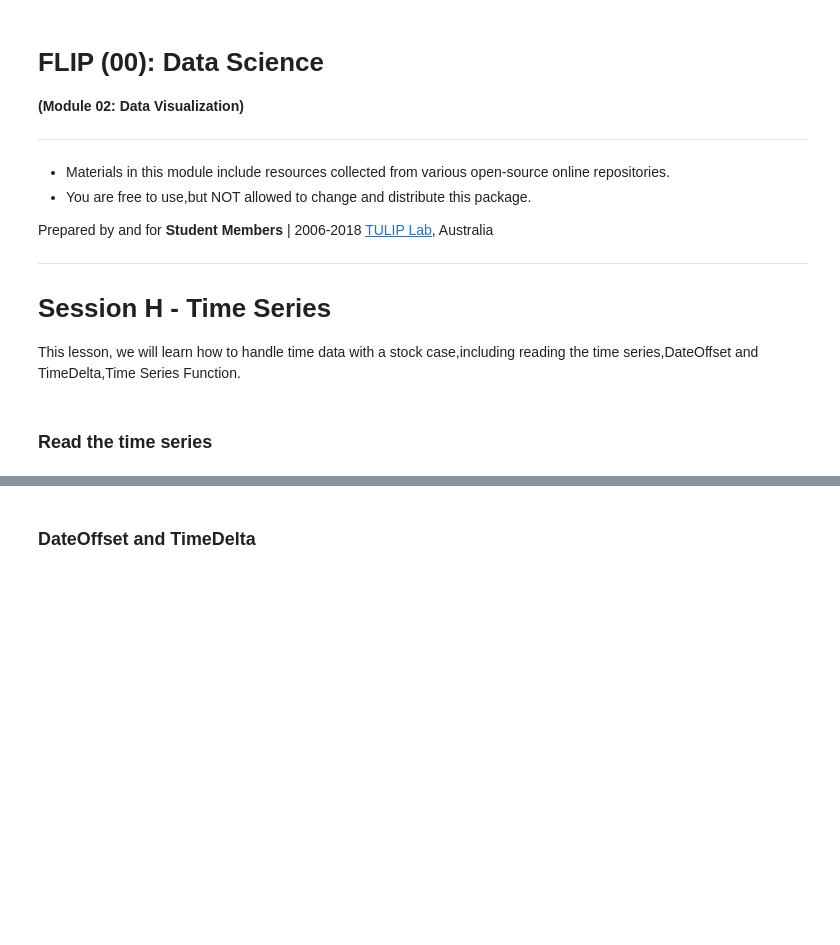
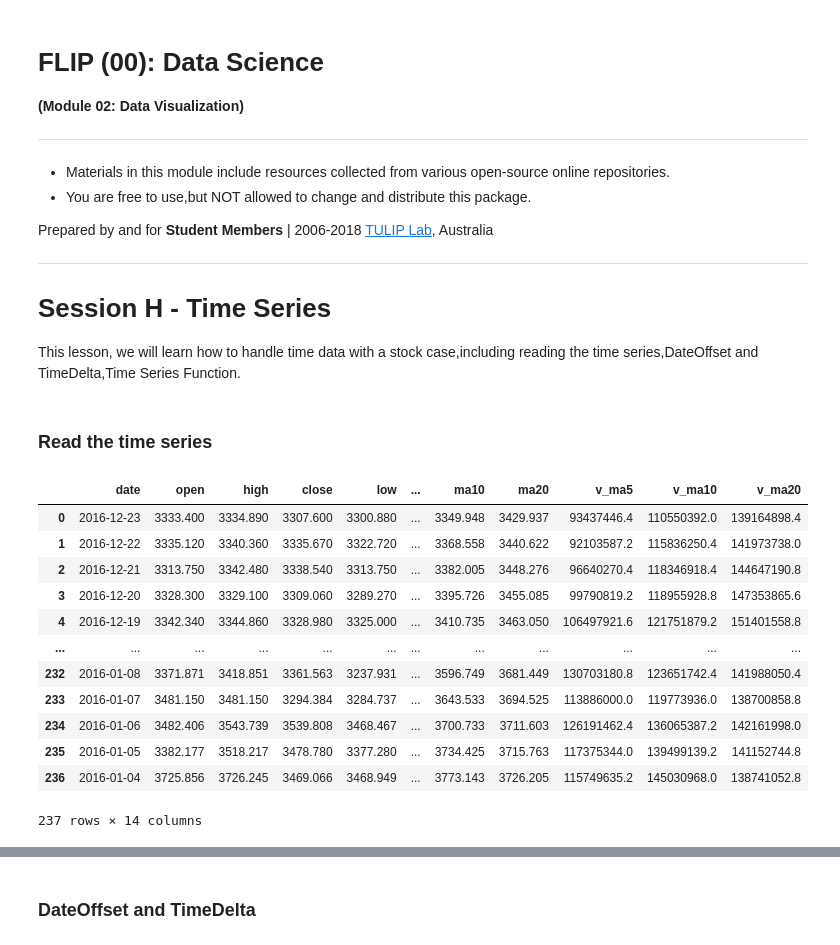
Before and after one commit to tulip-lab/flip00, a Jupyter notebook: F0C-07-TimeSeries.ipynb, the cells around one changed output, grey strips where cells are left out. Cells and saved outputs as stored; diff of their text form; code cells hidden in the pictures; blank space fills up the shorter version.

```diff
--- a/F0C-07-TimeSeries.ipynb
+++ b/F0C-07-TimeSeries.ipynb
@@ -32,7 +32,21 @@ pd.set_option('display.max_rows', 10)
 ### Read the time series
 # %%
 import wget
-
-link_to_data = 'https://github.com/tuliplab/mds/raw/master/Jupyter/data/gertek_2016_d.csv'
-DataSet = wget.download(link_to_data)
+#数据在data文件夹里面
+link_to_data = pd.read_csv(r'data\gertek_2016_d.csv')
+#DataSet = wget.download(link_to_data)
+# %% [output]
+|  | date | open | high | close | low | ... | ma10 | ma20 | v_ma5 | v_ma10 | v_ma20 |
+| 0 | 2016-12-23 | 3333.400 | 3334.890 | 3307.600 | 3300.880 | ... | 3349.948 | 3429.937 | 93437446.4 | 110550392.0 | 139164898.4 |
+| 1 | 2016-12-22 | 3335.120 | 3340.360 | 3335.670 | 3322.720 | ... | 3368.558 | 3440.622 | 92103587.2 | 115836250.4 | 141973738.0 |
+| 2 | 2016-12-21 | 3313.750 | 3342.480 | 3338.540 | 3313.750 | ... | 3382.005 | 3448.276 | 96640270.4 | 118346918.4 | 144647190.8 |
+| 3 | 2016-12-20 | 3328.300 | 3329.100 | 3309.060 | 3289.270 | ... | 3395.726 | 3455.085 | 99790819.2 | 118955928.8 | 147353865.6 |
+| 4 | 2016-12-19 | 3342.340 | 3344.860 | 3328.980 | 3325.000 | ... | 3410.735 | 3463.050 | 106497921.6 | 121751879.2 | 151401558.8 |
+| ... | ... | ... | ... | ... | ... | ... | ... | ... | ... | ... | ... |
+| 232 | 2016-01-08 | 3371.871 | 3418.851 | 3361.563 | 3237.931 | ... | 3596.749 | 3681.449 | 130703180.8 | 123651742.4 | 141988050.4 |
+| 233 | 2016-01-07 | 3481.150 | 3481.150 | 3294.384 | 3284.737 | ... | 3643.533 | 3694.525 | 113886000.0 | 119773936.0 | 138700858.8 |
+| 234 | 2016-01-06 | 3482.406 | 3543.739 | 3539.808 | 3468.467 | ... | 3700.733 | 3711.603 | 126191462.4 | 136065387.2 | 142161998.0 |
+| 235 | 2016-01-05 | 3382.177 | 3518.217 | 3478.780 | 3377.280 | ... | 3734.425 | 3715.763 | 117375344.0 | 139499139.2 | 141152744.8 |
+| 236 | 2016-01-04 | 3725.856 | 3726.245 | 3469.066 | 3468.949 | ... | 3773.143 | 3726.205 | 115749635.2 | 145030968.0 | 138741052.8 |
+237 rows × 14 columns
 # %%
```
Also changed, not shown: parts of 37 cells of this notebook.
